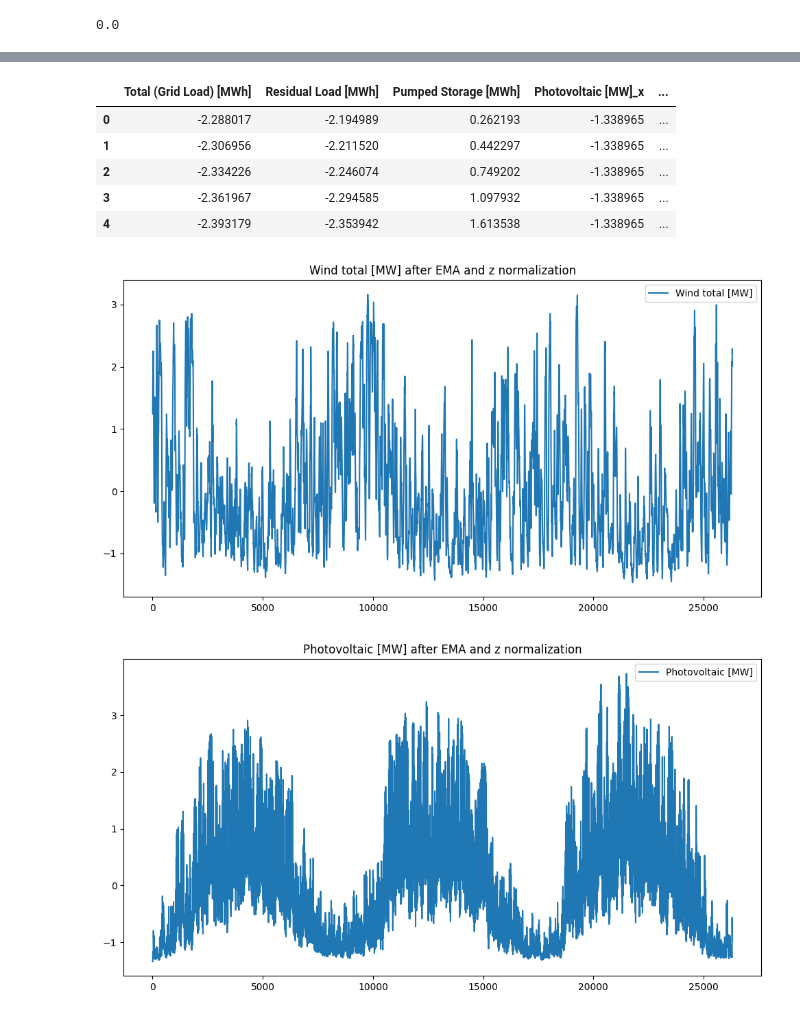
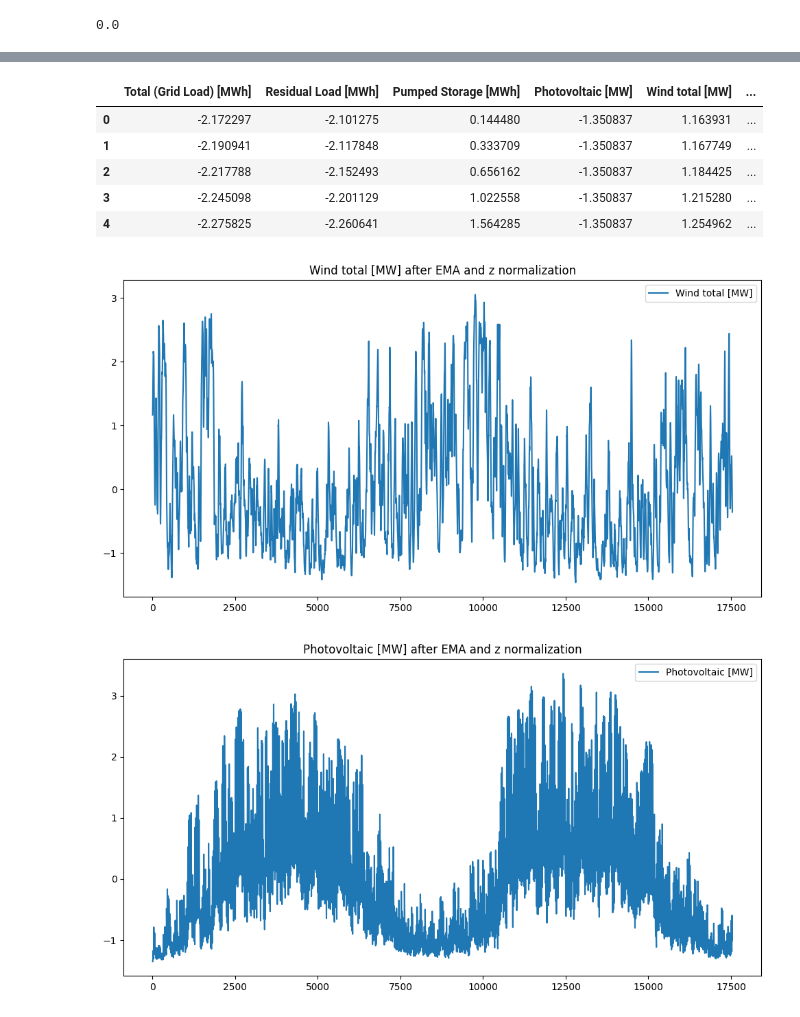
Before and after one commit to UBela/GRUeneEnergie, a Jupyter notebook: pre_processing_data.ipynb, the cells around one changed output, grey strips where cells are left out. Cells and saved outputs as stored; diff of their text form; code cells hidden in the pictures.

```diff
--- a/pre_processing_data.ipynb
+++ b/pre_processing_data.ipynb
@@ -740,0 +753,5 @@ final_dataset.drop(['u10', 'v10', 'u100', 'v100'], axis=1, inplace=True)
+# %%
+# split data into train and validation set, where train is 2019-2020 and validation is 2021
+train = merged_data[merged_data['time'].dt.year <= 2020]
+val = merged_data[merged_data['time'].dt.year == 2021]
+train.tail()
@@ -741,6 +766,11 @@ final_dataset.drop(['u10', 'v10', 'u100', 'v100'], axis=1, inplace=True)
+# %%
+train = train.drop(['cdir', 'time', 'Date from', 'z', 't2m_C','u10', 'v10', 'u100', 'v100'], axis=1)
+val = val.drop(['cdir', 'time', 'Date from', 'z', 't2m_C','u10', 'v10', 'u100', 'v100'], axis=1)
 # %%
 # apply Exponential Moving Average
-ema_data = final_dataset.ewm(span=12, adjust=False).mean()
+SPAN = 24
+ema_data_train = train.ewm(span=SPAN, adjust=False).mean()
+ema_data_val = val.ewm(span=SPAN, adjust=False).mean()
 # %%
 # plot supply data before and afret EMA for april 2020
 plt.figure(figsize=(12, 6))
@@ -777,14 +797,15 @@ Index(['Total (Grid Load) [MWh]', 'Residual Load [MWh]',
 def z_norm(arr, epsilon=1e-100):
     return (arr-arr.mean())/(arr.std()+epsilon)
 # apply z score normalization for each colums separately
-z_norm_data = ema_data.copy()
-for column in z_norm_data.columns:
-    z_norm_data[column] = z_norm(z_norm_data[column])
-z_norm_data.head()
+z_norm_data_train = ema_data_train.copy()
+z_norm_data_val = ema_data_val.copy()
+for column in z_norm_data_train.columns:
+    z_norm_data_train[column] = z_norm(z_norm_data_train[column])
+z_norm_data_train.head()
 # %% [output]
-|  | Total (Grid Load) [MWh] | Residual Load [MWh] | Pumped Storage [MWh] | Photovoltaic [MW]_x | ... |
-| 0 | -2.288017 | -2.194989 | 0.262193 | -1.338965 | ... |
-| 1 | -2.306956 | -2.211520 | 0.442297 | -1.338965 | ... |
-| 2 | -2.334226 | -2.246074 | 0.749202 | -1.338965 | ... |
-| 3 | -2.361967 | -2.294585 | 1.097932 | -1.338965 | ... |
-| 4 | -2.393179 | -2.353942 | 1.613538 | -1.338965 | ... |
+|  | Total (Grid Load) [MWh] | Residual Load [MWh] | Pumped Storage [MWh] | Photovoltaic [MW] | Wind total [MW] | ... |
+| 0 | -2.172297 | -2.101275 | 0.144480 | -1.350837 | 1.163931 | ... |
+| 1 | -2.190941 | -2.117848 | 0.333709 | -1.350837 | 1.167749 | ... |
+| 2 | -2.217788 | -2.152493 | 0.656162 | -1.350837 | 1.184425 | ... |
+| 3 | -2.245098 | -2.201129 | 1.022558 | -1.350837 | 1.215280 | ... |
+| 4 | -2.275825 | -2.260641 | 1.564285 | -1.350837 | 1.254962 | ... |
@@ -792,7 +816,7 @@ z_norm_data.head()
 # plot supply data before and afret EMA for april 2020
 plt.figure(figsize=(12, 6))
 #plt.plot(final_dataset.index, final_dataset['Wind total [MW]_x'], label='Wind total [MW]')
-plt.plot(z_norm_data.index, z_norm_data['Wind total [MW]_x'], label='Wind total [MW]')
+plt.plot(z_norm_data_train.index, z_norm_data_train['Wind total [MW]'], label='Wind total [MW]')
 # use dates as x axis description
 #plt.xlim(pd.Timestamp('2019-1-1'), pd.Timestamp('2022-1-1'))
 
@@ -800,17 +824,17 @@ plt.title("Wind total [MW] after EMA and z normalization")
 plt.legend()
 plt.show()
 # %% [output]
-[figure, old version]
+[figure, new version]
 # %%
 # plot supply data before and afret EMA for april 2020
 plt.figure(figsize=(12, 6))
 #plt.plot(final_dataset.index, final_dataset['Wind total [MW]_x'], label='Wind total [MW]')
-plt.plot(z_norm_data.index, z_norm_data['Photovoltaic [MW]_x'], label='Photovoltaic [MW]')
+plt.plot(z_norm_data_train.index, z_norm_data_train['Photovoltaic [MW]'], label='Photovoltaic [MW]')
 # use dates as x axis description
 #plt.xlim(pd.Timestamp('2019-1-1'), pd.Timestamp('2022-1-1'))
 
 plt.title("Photovoltaic [MW] after EMA and z normalization")
 plt.legend()
 plt.show()
 # %% [output]
-[figure, old version]
+[figure, new version]
```
Also changed, not shown: parts of 47 cells of this notebook, 7 other files.
